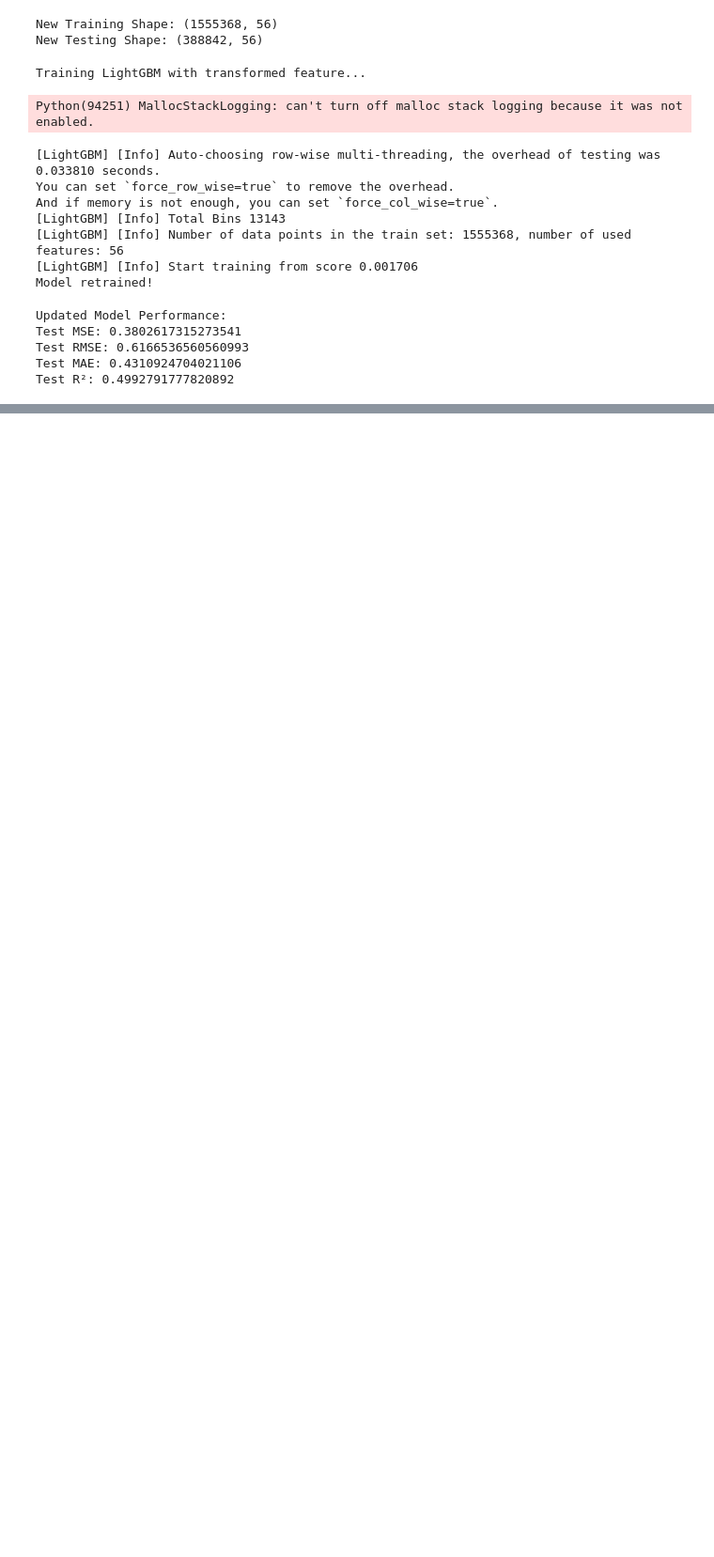
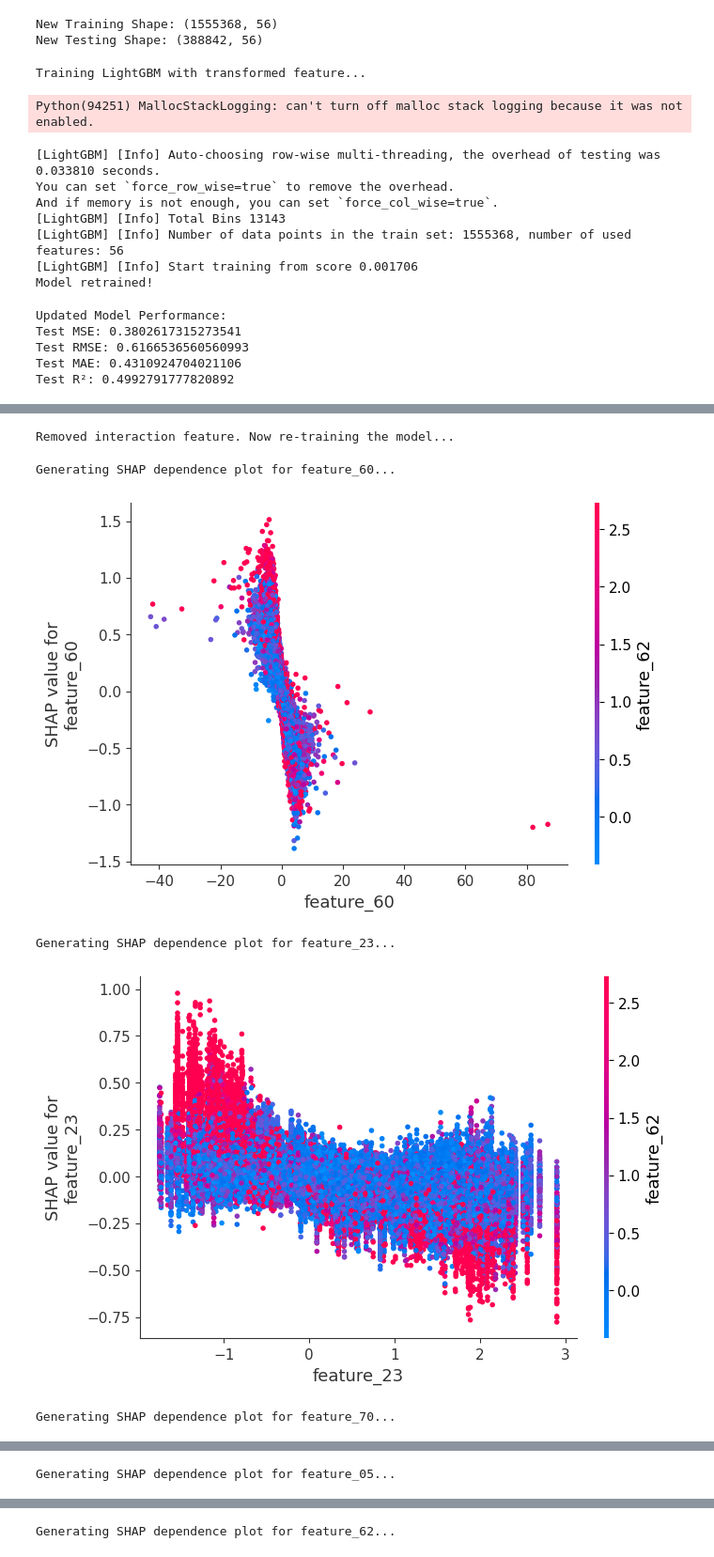
Before and after one commit to CaroTUM/Marketforecasting_Python, a Jupyter notebook: notebooks/LightGBM_shap.ipynb, the cells around one changed output, grey strips where cells are left out. Shown at 94% size. Drawn from its saved outputs; the diff is of its cells as text; code cells hidden in the pictures; blank space fills up the shorter version.

Commit message:
updated SHAP analysis with feature engineering

```diff
--- a/notebooks/LightGBM_shap.ipynb
+++ b/notebooks/LightGBM_shap.ipynb
@@ -204,0 +265,28 @@ Test R²: 0.4992791777820892
+# %%
+# the interaction feature decreases the perfomance. It will not be used in the further analysis
+
+# Drop the interaction feature (since it reduced performance)
+X_train = X_train.drop(columns=["feature_45_60_interaction"], errors="ignore")
+X_test = X_test.drop(columns=["feature_45_60_interaction"], errors="ignore")
+
+print("Removed interaction feature. Now re-training the model...")
+# %% [output]
+Removed interaction feature. Now re-training the model...
+# %%
+# Finding more non-linear features
+
+import shap
+
+# List of selected features to analyze
+selected_features = ["feature_60", "feature_23", "feature_70", "feature_05", "feature_62"]
+
+# Generate SHAP dependence plots for the selected features
+for feature in selected_features:
+    print(f"Generating SHAP dependence plot for {feature}...")
+    shap.dependence_plot(feature, shap_values, X_test_top30)
+# %% [output]
+Generating SHAP dependence plot for feature_60...
+[figure, added]
+Generating SHAP dependence plot for feature_23...
+[figure, added]
+Generating SHAP dependence plot for feature_70...
@@ -204,0 +294 @@ Test R²: 0.4992791777820892
+Generating SHAP dependence plot for feature_05...
@@ -204,0 +296 @@ Test R²: 0.4992791777820892
+Generating SHAP dependence plot for feature_62...
```
Also changed, not shown: parts of 17 cells of this notebook.
